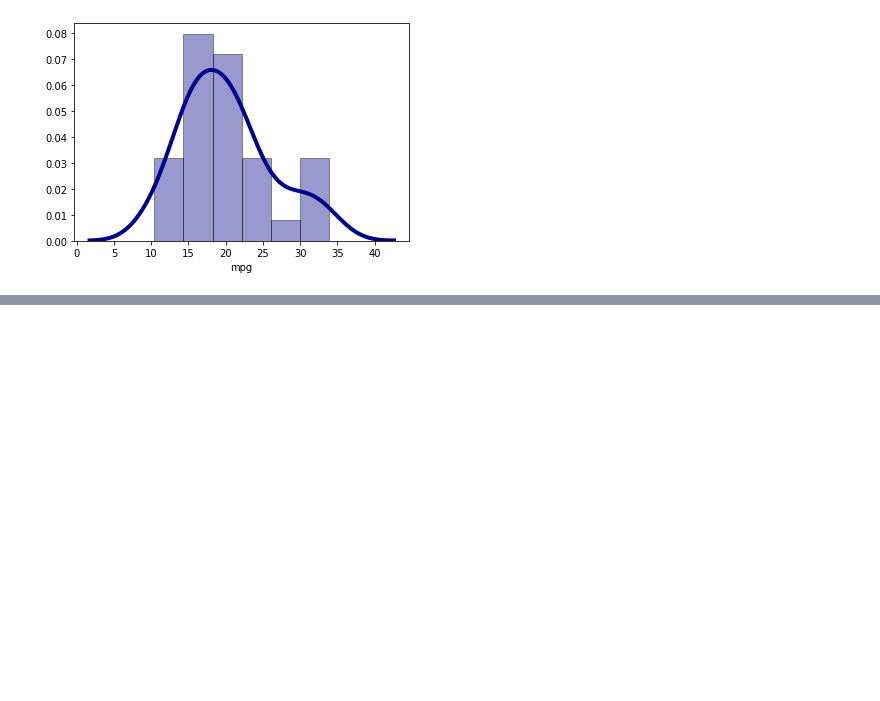
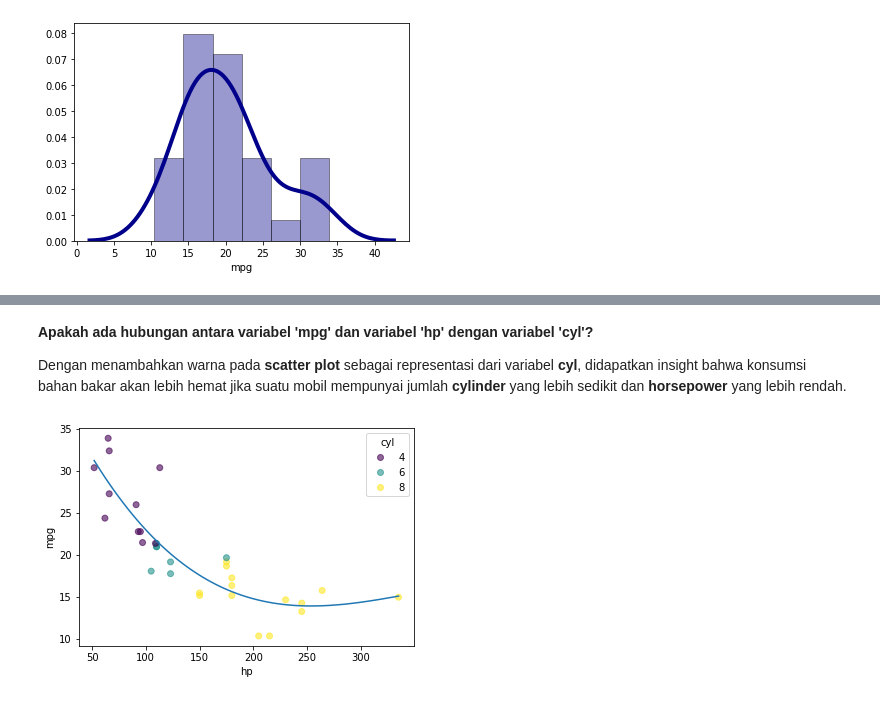
Before and after one commit to saifudnm/jagoan_hosting, a Jupyter notebook: mtcars.ipynb, the cells around one changed output, grey strips where cells are left out. Saved outputs shown, nothing was run; the diff lists cells and outputs as text; code cells hidden in the pictures; blank space fills up the shorter version.

```diff
--- a/mtcars.ipynb
+++ b/mtcars.ipynb
@@ -263,0 +290,17 @@ print(r2_score(data['mpg'], mymodel(data['hp'])))
+# %% [markdown]
+**Apakah ada hubungan antara variabel 'mpg' dan variabel 'hp' dengan variabel 'cyl'?**
+
+Dengan menambahkan warna pada **scatter plot** sebagai representasi dari variabel **cyl**, didapatkan insight bahwa konsumsi bahan bakar akan lebih hemat jika suatu mobil mempunyai jumlah **cylinder** yang lebih sedikit dan **horsepower** yang lebih rendah.
+# %%
+scatter = plt.scatter(data['hp'], data['mpg'], c=data['cyl'], alpha=0.6)
+plt.plot(myline, mymodel(myline))
+legend1 = plt.legend(handles=scatter.legend_elements()[0],
+                     labels=[str(i) for i in np.unique(data['cyl'])],
+                     title='cyl',
+                     fancybox=True,
+                     loc=1)
+plt.xlabel('hp')
+plt.ylabel('mpg')
+plt.show()
+# %% [output]
+[figure, added]
```
Also changed, not shown: parts of 16 cells of this notebook.
